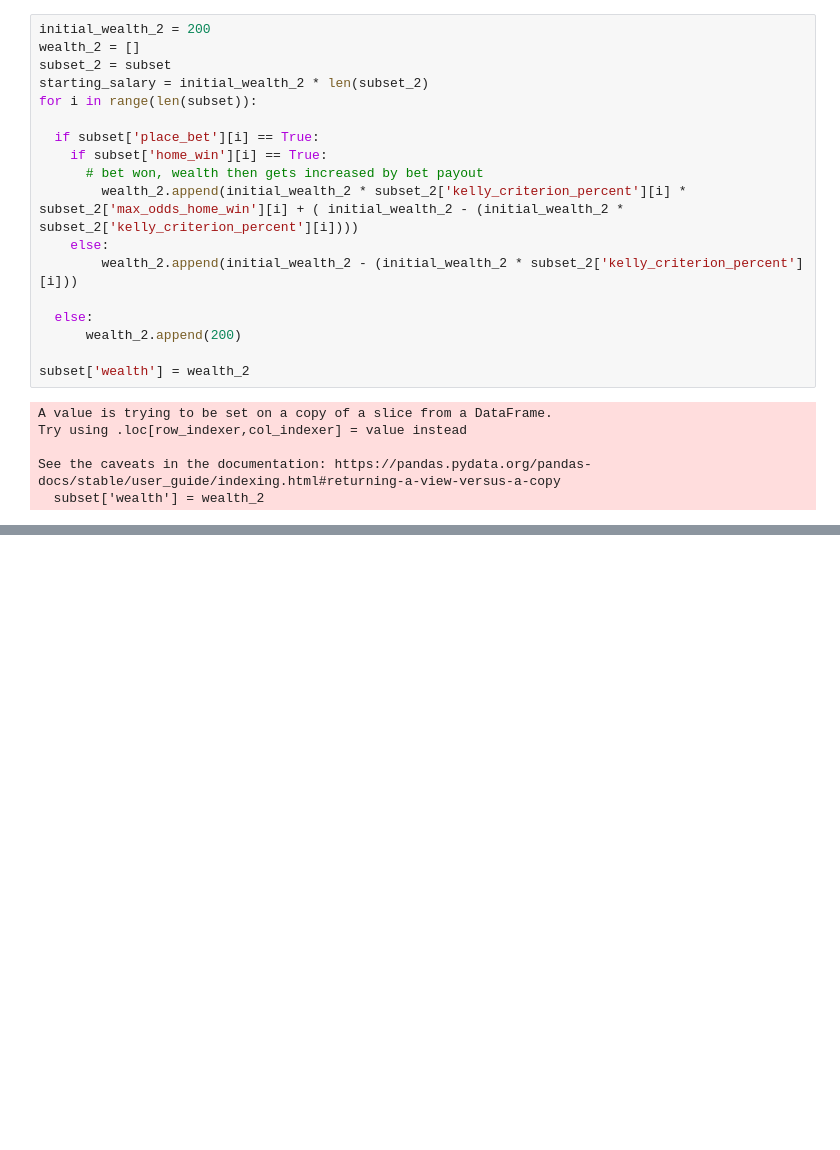
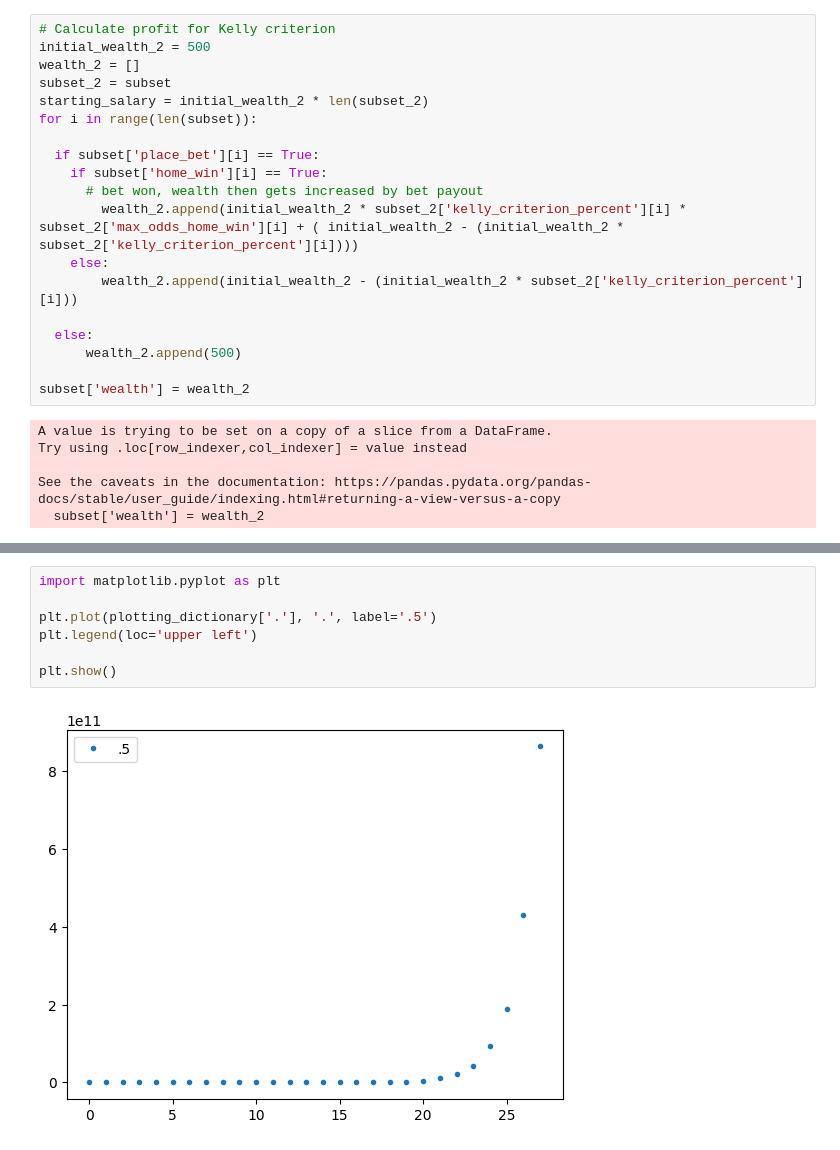
Before and after one commit to reillyn51/340wProject, a Jupyter notebook: DS340W_Modified_Implementation.ipynb, the cells around one changed output, grey strips where cells are left out. Drawn from its saved outputs; the diff is of its cells as text; blank space fills up the shorter version.

Commit message:
Added bankroll strategies and graphs

```diff
--- a/DS340W_Modified_Implementation.ipynb
+++ b/DS340W_Modified_Implementation.ipynb
@@ -113,7 +114,8 @@ Try using .loc[row_indexer,col_indexer] = value instead
 See the caveats in the documentation: https://pandas.pydata.org/pandas-docs/stable/user_guide/indexing.html#returning-a-view-versus-a-copy
   subset['place_bet'] = np.where(subset['E(pi)'] > 0, True, False) # outcome column
 # %%
-initial_wealth_2 = 200
+# Calculate profit for Kelly criterion
+initial_wealth_2 = 500
 wealth_2 = []
 subset_2 = subset
 starting_salary = initial_wealth_2 * len(subset_2)
@@ -127,7 +129,7 @@ for i in range(len(subset)):
         wealth_2.append(initial_wealth_2 - (initial_wealth_2 * subset_2['kelly_criterion_percent'][i]))
 
   else:
-      wealth_2.append(200)
+      wealth_2.append(500)
 
 subset['wealth'] = wealth_2
 # %% [output]
@@ -142,0 +193,9 @@ print(sum(subset_2['wealth']) - starting_salary)
+# %%
+import matplotlib.pyplot as plt
+
+plt.plot(plotting_dictionary['.'], '.', label='.5')
+plt.legend(loc='upper left')
+
+plt.show()
+# %% [output]
+[figure, added]
```
Also changed, not shown: parts of 9 cells of this notebook.
